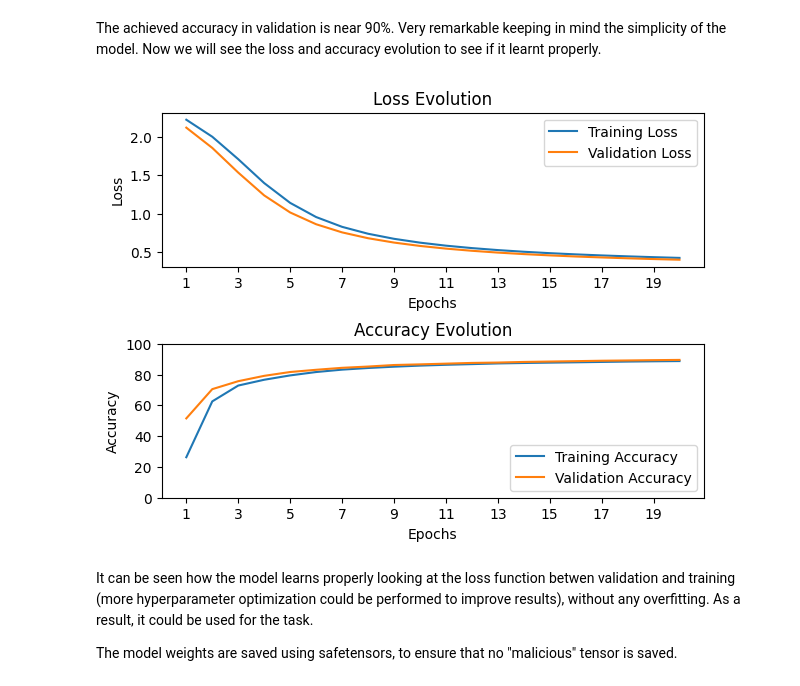
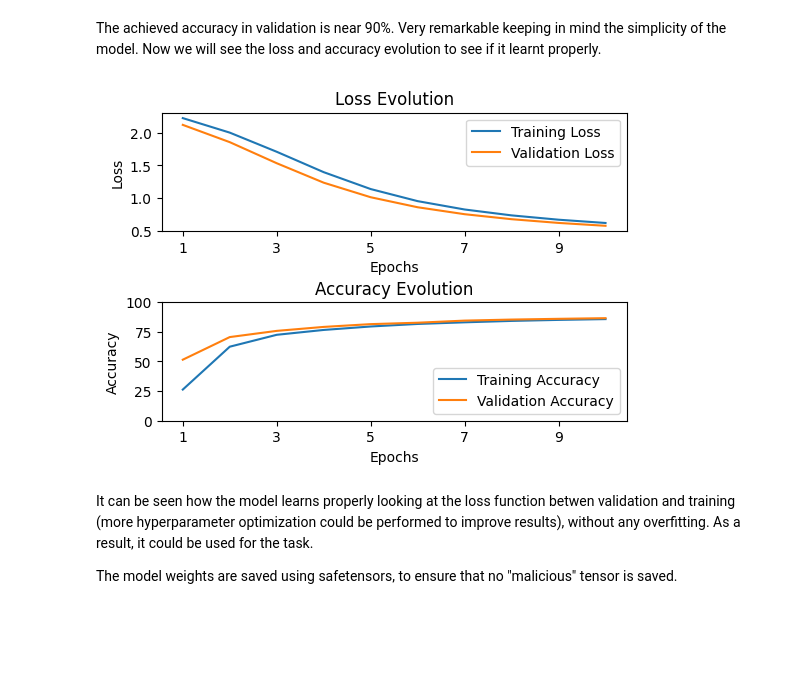
Before and after one commit to armand-07/dataset_stealing_with_privacy_doors, a Jupyter notebook: notebooks/pretraining_MNIST.ipynb, the cells around one changed output. Drawn from its saved outputs; the diff is of its cells as text; code cells hidden in the pictures; blank space fills up the shorter version.

```diff
--- a/notebooks/pretraining_MNIST.ipynb
+++ b/notebooks/pretraining_MNIST.ipynb
@@ -55,7 +56,7 @@ params = {
     'batch_size': 64,
     'eval_batch_size': 64,
     'hidden_size': 256,
-    'num_epochs': 20,
+    'num_epochs': 10,
     'num_classes': 10,
     'learning_rate': 1e-4,
     'log_interval': 300,
@@ -84,7 +85,7 @@ transform = transforms.Compose([transforms.ToTensor()])
 train_dataset = datasets.MNIST(root=DATA_DIR, train=True, download=True, transform=transform)
 train_loader = torch.utils.data.DataLoader(dataset=train_dataset, batch_size=params['batch_size'], shuffle=True)
 val_dataset = datasets.MNIST(root=DATA_DIR, train=False, download=True, transform=transform)
-val_loader = torch.utils.data.DataLoader(dataset=val_dataset, batch_size=params['eval_batch_size'], shuffle=False)
+val_loader = torch.utils.data.DataLoader(dataset=val_dataset, batch_size=params['eval_batch_size'], shuffle=True)
 print("Number of images in train:",len(train_dataset))
 print("Number of images in validation:",len(val_dataset))
 print("Splits:", "{:.2f}".format(len(train_loader) / (len(val_loader)+len(train_loader))),
@@ -234,34 +235,33 @@ Epoch 20 total validation accuracy: 89.49%
 # %% [markdown]
 The achieved accuracy in validation is near 90%. Very remarkable keeping in mind the simplicity of the model. Now we will see the loss and accuracy evolution to see if it learnt properly.
 # %%
-plt.figure(figsize=(7, 5))
-
-# Plot loss
+plt.figure(figsize=(6, 4))
+# Plot Losses
 plt.subplot(2, 1, 1)
 plt.plot(range(1, params['num_epochs'] + 1), train_losses, label='Training Loss')
 plt.plot(range(1, params['num_epochs'] + 1), val_losses, label='Validation Loss')
 plt.xlabel('Epochs')
 plt.ylabel('Loss')
-plt.title('Loss Evolution')
+plt.title('Loss Evolution', fontsize=12)
 plt.legend()
-plt.xticks(range(1, params['num_epochs'] + 1, 2))
+plt.xticks(range(1, params['num_epochs'] + 1, 2))  # Mostrar solo enteros en el eje x
 
-# Plot accuracy
+# Plot Accuracies
 plt.subplot(2, 1, 2)
 plt.plot(range(1, params['num_epochs'] + 1), train_accuracies, label='Training Accuracy')
 plt.plot(range(1, params['num_epochs'] + 1), val_accuracies, label='Validation Accuracy')
 plt.xlabel('Epochs')
 plt.ylabel('Accuracy')
-plt.title('Accuracy Evolution')
+plt.title('Accuracy Evolution', fontsize=12)
 plt.legend()
-plt.ylim(0, 100)
+plt.ylim(0, 100)  # Establecer los límites del eje y entre 0 y 100%
 plt.xticks(range(1, params['num_epochs'] + 1, 2))  # Mostrar solo enteros en el eje x
 
-plt.subplots_adjust(hspace=0.5)
+plt.subplots_adjust(hspace=0.6)
 
 plt.show()
 # %% [output]
-[figure, old version]
+[figure, new version]
 # %% [markdown]
 It can be seen how the model learns properly looking at the loss function betwen validation and training (more hyperparameter optimization could be performed to improve results), without any overfitting. As a result, it could be used for the task.
 
```
Also changed, not shown: parts of 43 cells of this notebook, 9 other files.
